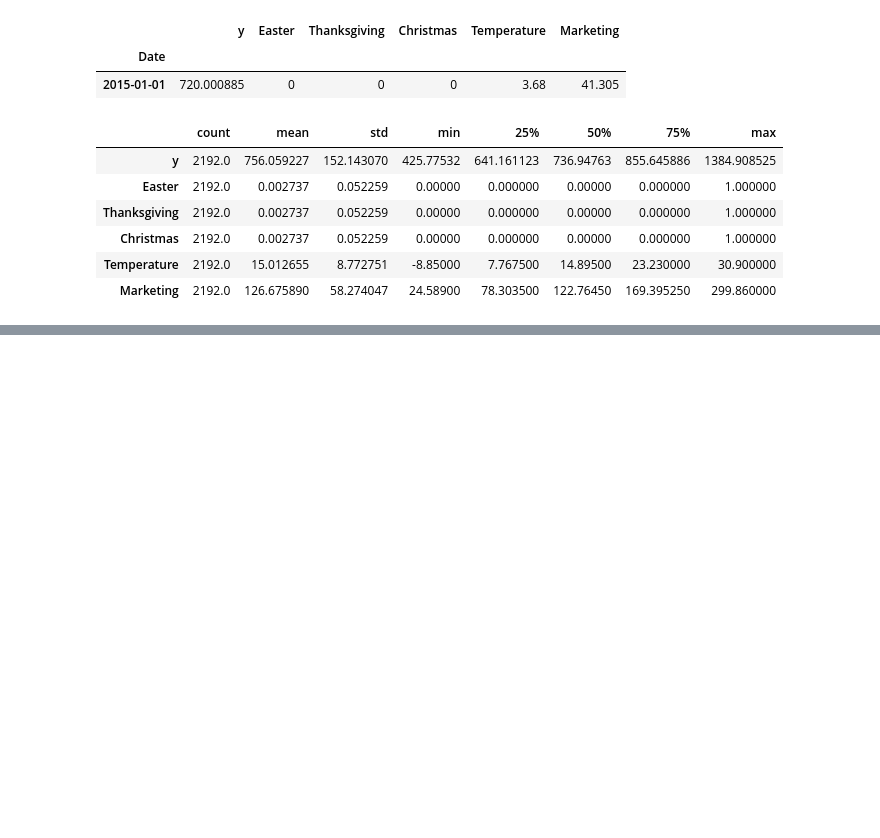
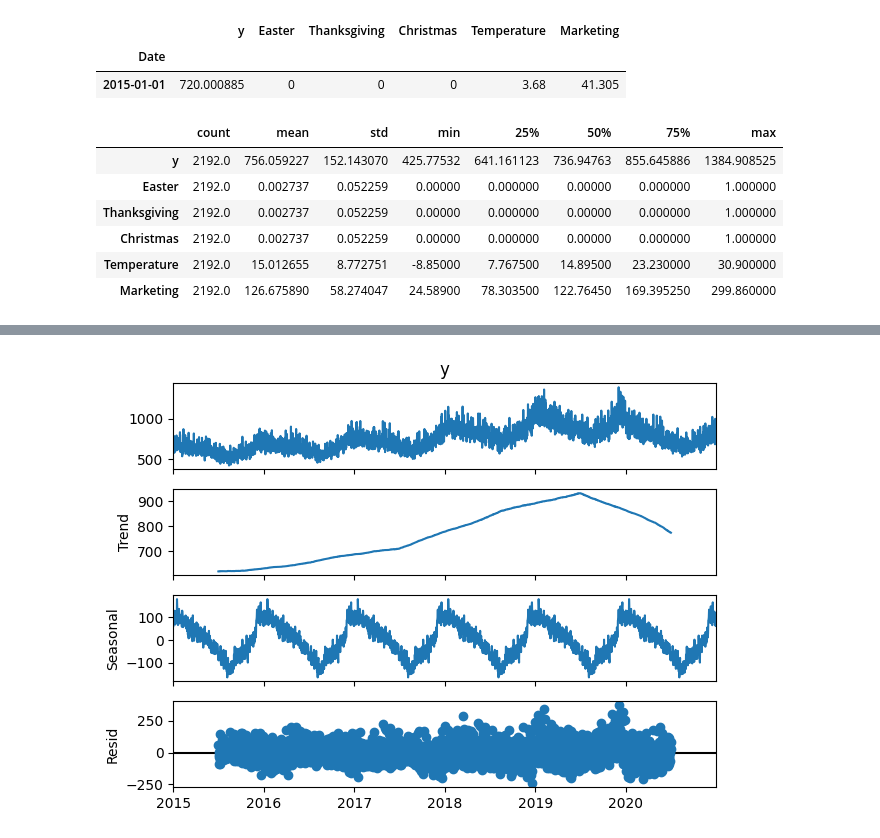
Before and after one commit to JiayiD77/Conjoint-Analysis, a Jupyter notebook: time_series_analysis/time_series.ipynb, the cells around one changed output, grey strips where cells are left out. Saved outputs shown, nothing was run; the diff lists cells and outputs as text; code cells hidden in the pictures; blank space fills up the shorter version.

```diff
--- a/time_series_analysis/time_series.ipynb
+++ b/time_series_analysis/time_series.ipynb
@@ -32,0 +44,5 @@ nyc_pd.describe().transpose()
+# %%
+decomposition = seasonal_decompose(x=nyc_df.y, model="additive", period=365)
+decomposition.plot();
+# %% [output]
+[figure, added]
```
Also changed, not shown: parts of 12 cells of this notebook.
